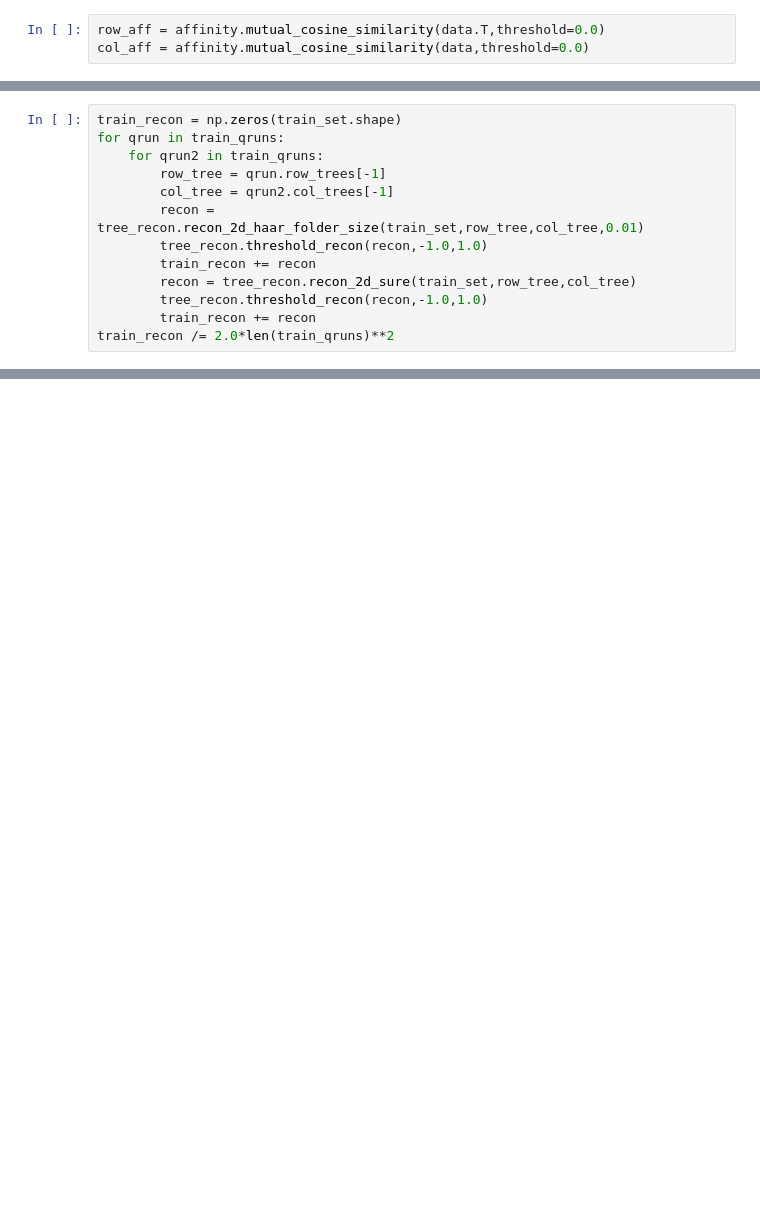
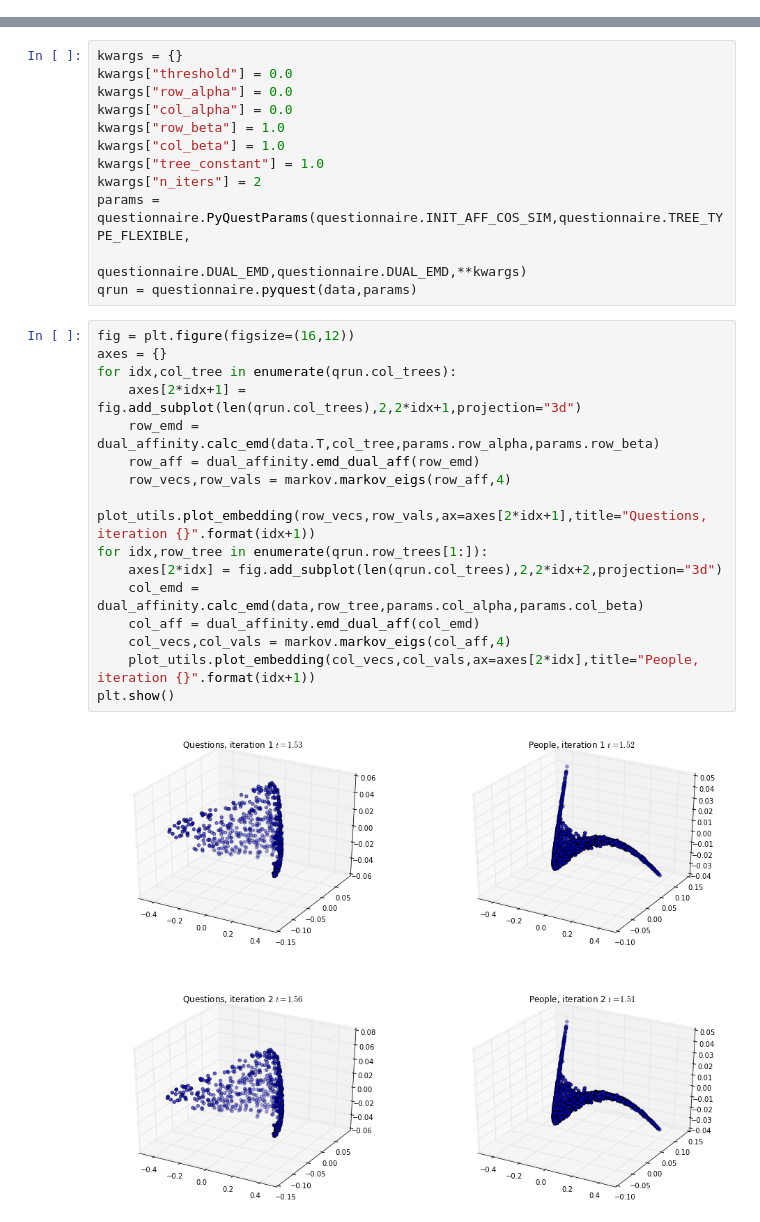
Before and after one commit to hgfalling/pyquest_work, a Jupyter notebook: thesis_mmpi.ipynb, the cells around one changed output, grey strips where cells are left out. Cells and saved outputs as stored; diff of their text form; blank space fills up the shorter version.

```diff
--- a/thesis_mmpi.ipynb
+++ b/thesis_mmpi.ipynb
@@ -13,3 +0,0 @@ tree_constant = 0.5
-# %%
-row_aff = affinity.mutual_cosine_similarity(data.T,threshold=0.0)
-col_aff = affinity.mutual_cosine_similarity(data,threshold=0.0)
@@ -239,13 +0,0 @@ test_set = data[:,2048:]
-# %%
-train_recon = np.zeros(train_set.shape)
-for qrun in train_qruns:
-    for qrun2 in train_qruns:
-        row_tree = qrun.row_trees[-1]
-        col_tree = qrun2.col_trees[-1]
-        recon = tree_recon.recon_2d_haar_folder_size(train_set,row_tree,col_tree,0.01)
-        tree_recon.threshold_recon(recon,-1.0,1.0)
-        train_recon += recon
-        recon = tree_recon.recon_2d_sure(train_set,row_tree,col_tree)
-        tree_recon.threshold_recon(recon,-1.0,1.0)
-        train_recon += recon
-train_recon /= 2.0*len(train_qruns)**2
@@ -404,0 +36,30 @@ plot_ut
+# %%
+kwargs = {}
+kwargs["threshold"] = 0.0
+kwargs["row_alpha"] = 0.0
+kwargs["col_alpha"] = 0.0
+kwargs["row_beta"] = 1.0
+kwargs["col_beta"] = 1.0
+kwargs["tree_constant"] = 1.0
+kwargs["n_iters"] = 2
+params = questionnaire.PyQuestParams(questionnaire.INIT_AFF_COS_SIM,questionnaire.TREE_TYPE_FLEXIBLE,
+                                 questionnaire.DUAL_EMD,questionnaire.DUAL_EMD,**kwargs)
+qrun = questionnaire.pyquest(data,params)
+# %%
+fig = plt.figure(figsize=(16,12))
+axes = {}
+for idx,col_tree in enumerate(qrun.col_trees):
+    axes[2*idx+1] = fig.add_subplot(len(qrun.col_trees),2,2*idx+1,projection="3d")
+    row_emd = dual_affinity.calc_emd(data.T,col_tree,params.row_alpha,params.row_beta)
+    row_aff = dual_affinity.emd_dual_aff(row_emd)
+    row_vecs,row_vals = markov.markov_eigs(row_aff,4)
+    plot_utils.plot_embedding(row_vecs,row_vals,ax=axes[2*idx+1],title="Questions, iteration {}".format(idx+1))
+for idx,row_tree in enumerate(qrun.row_trees[1:]):
+    axes[2*idx] = fig.add_subplot(len(qrun.col_trees),2,2*idx+2,projection="3d")
+    col_emd = dual_affinity.calc_emd(data,row_tree,params.col_alpha,params.col_beta)
+    col_aff = dual_affinity.emd_dual_aff(col_emd)
+    col_vecs,col_vals = markov.markov_eigs(col_aff,4)
+    plot_utils.plot_embedding(col_vecs,col_vals,ax=axes[2*idx],title="People, iteration {}".format(idx+1))
+plt.show()
+# %% [output]
+[figure, added]
```
Also changed, not shown: parts of 84 cells of this notebook, 3 other files.
